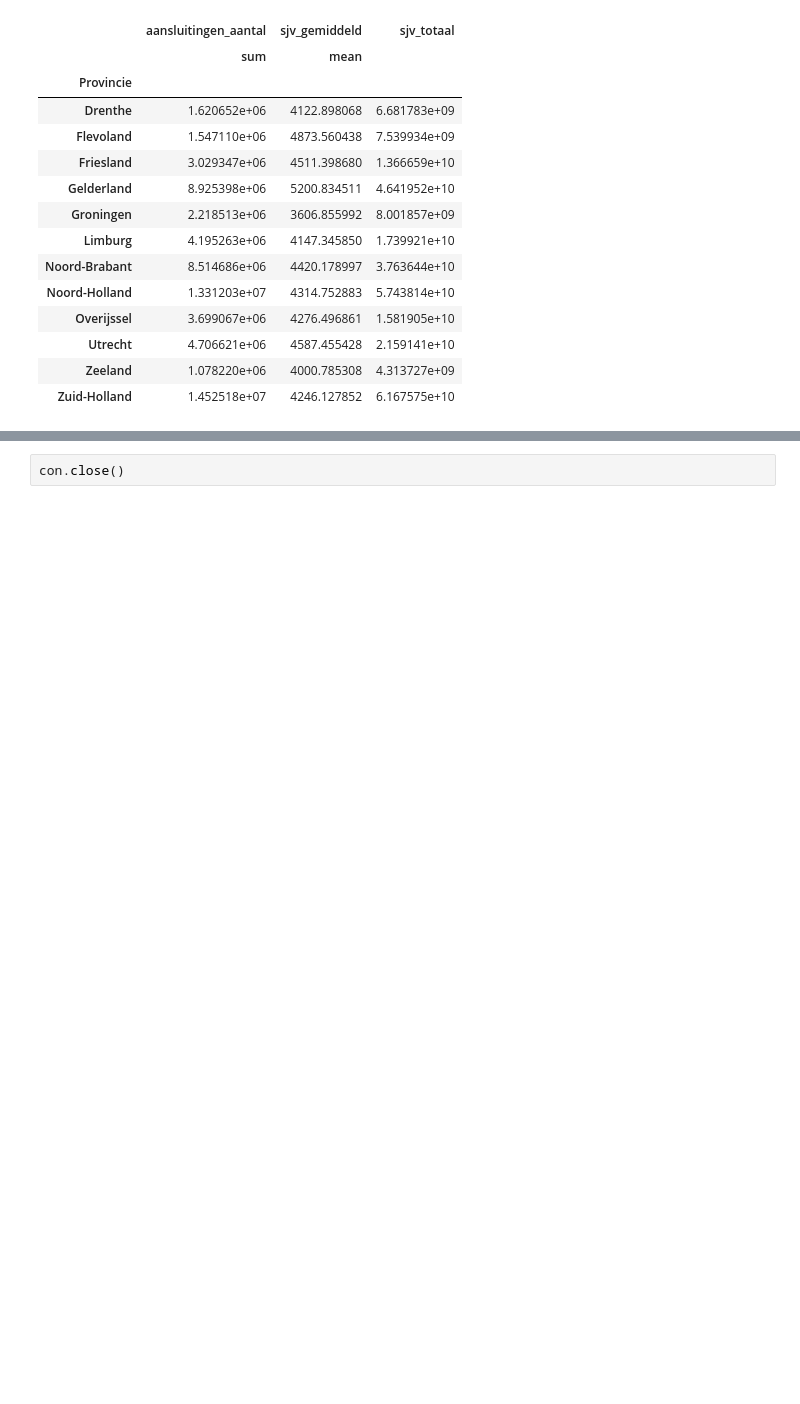
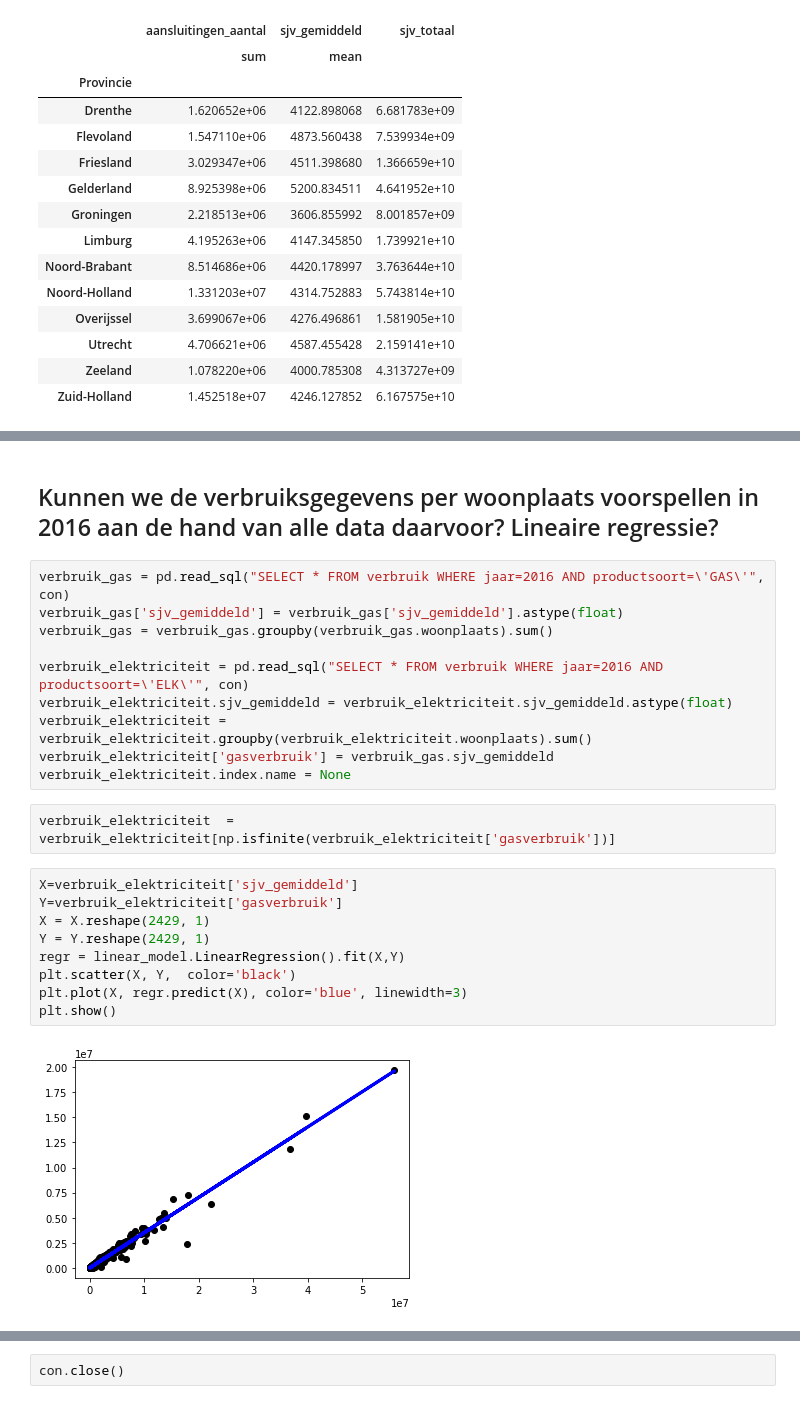
Before and after one commit to Shadirion/specialisatieopdracht, a Jupyter notebook: specialisatieopdracht.ipynb, the cells around one changed output, grey strips where cells are left out. Saved outputs shown, nothing was run; the diff lists cells and outputs as text; blank space fills up the shorter version.

```diff
--- a/specialisatieopdracht.ipynb
+++ b/specialisatieopdracht.ipynb
@@ -482,3 +483,28 @@ chart = Bar(gegevens4['sjv_gemiddeld']['mean'], legend=False,
 show(chart)
 # %% [output]
 [interactive output not drawn]
+# %% [markdown]
+## Kunnen we de verbruiksgegevens per woonplaats voorspellen in 2016 aan de hand van alle data daarvoor? Lineaire regressie?
+# %%
+verbruik_gas = pd.read_sql("SELECT * FROM verbruik WHERE jaar=2016 AND productsoort=\'GAS\'", con)
+verbruik_gas['sjv_gemiddeld'] = verbruik_gas['sjv_gemiddeld'].astype(float)
+verbruik_gas = verbruik_gas.groupby(verbruik_gas.woonplaats).sum()
+
+verbruik_elektriciteit = pd.read_sql("SELECT * FROM verbruik WHERE jaar=2016 AND productsoort=\'ELK\'", con)
+verbruik_elektriciteit.sjv_gemiddeld = verbruik_elektriciteit.sjv_gemiddeld.astype(float)
+verbruik_elektriciteit = verbruik_elektriciteit.groupby(verbruik_elektriciteit.woonplaats).sum()
+verbruik_elektriciteit['gasverbruik'] = verbruik_gas.sjv_gemiddeld
+verbruik_elektriciteit.index.name = None
+# %%
+verbruik_elektriciteit  = verbruik_elektriciteit[np.isfinite(verbruik_elektriciteit['gasverbruik'])]
+# %%
+X=verbruik_elektriciteit['sjv_gemiddeld']
+Y=verbruik_elektriciteit['gasverbruik']
+X = X.reshape(2429, 1)
+Y = Y.reshape(2429, 1)
+regr = linear_model.LinearRegression().fit(X,Y)
+plt.scatter(X, Y,  color='black')
+plt.plot(X, regr.predict(X), color='blue', linewidth=3)
+plt.show()
+# %% [output]
+[figure, added]
```
Also changed, not shown: parts of 2 cells of this notebook, 3 other files.
